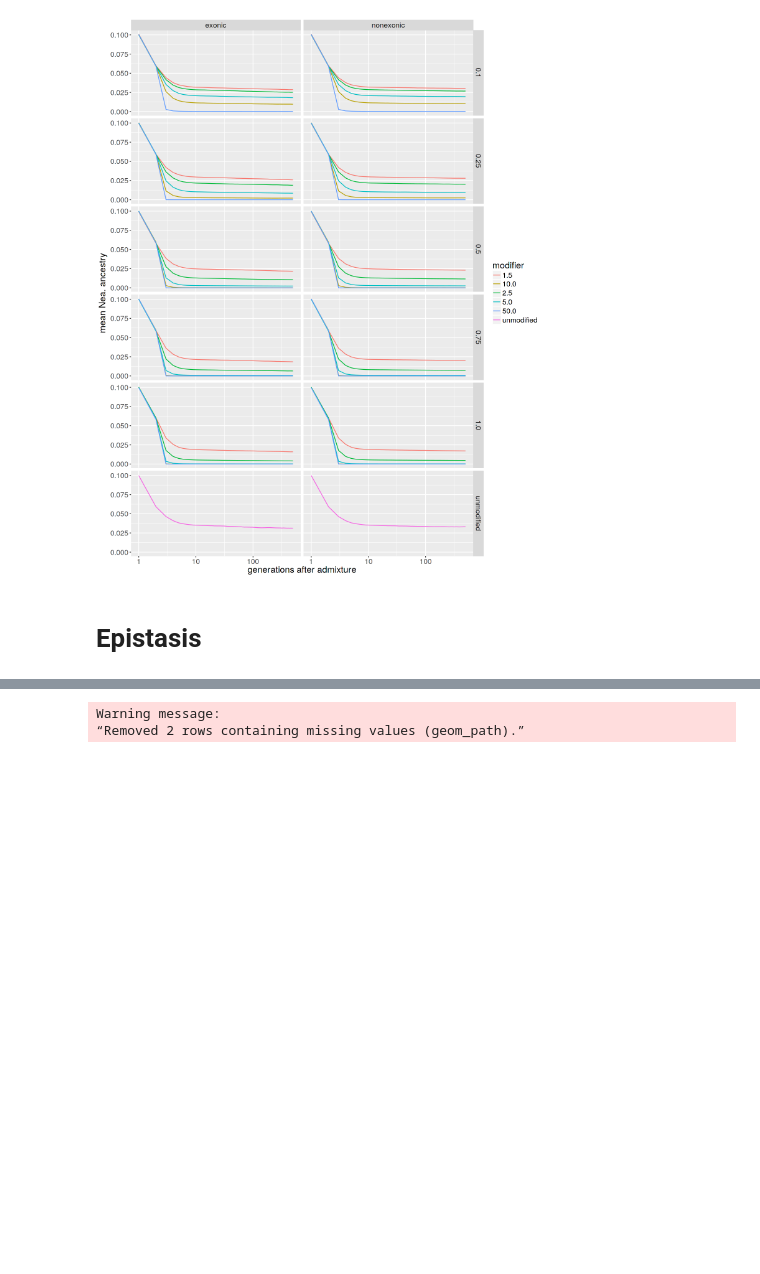
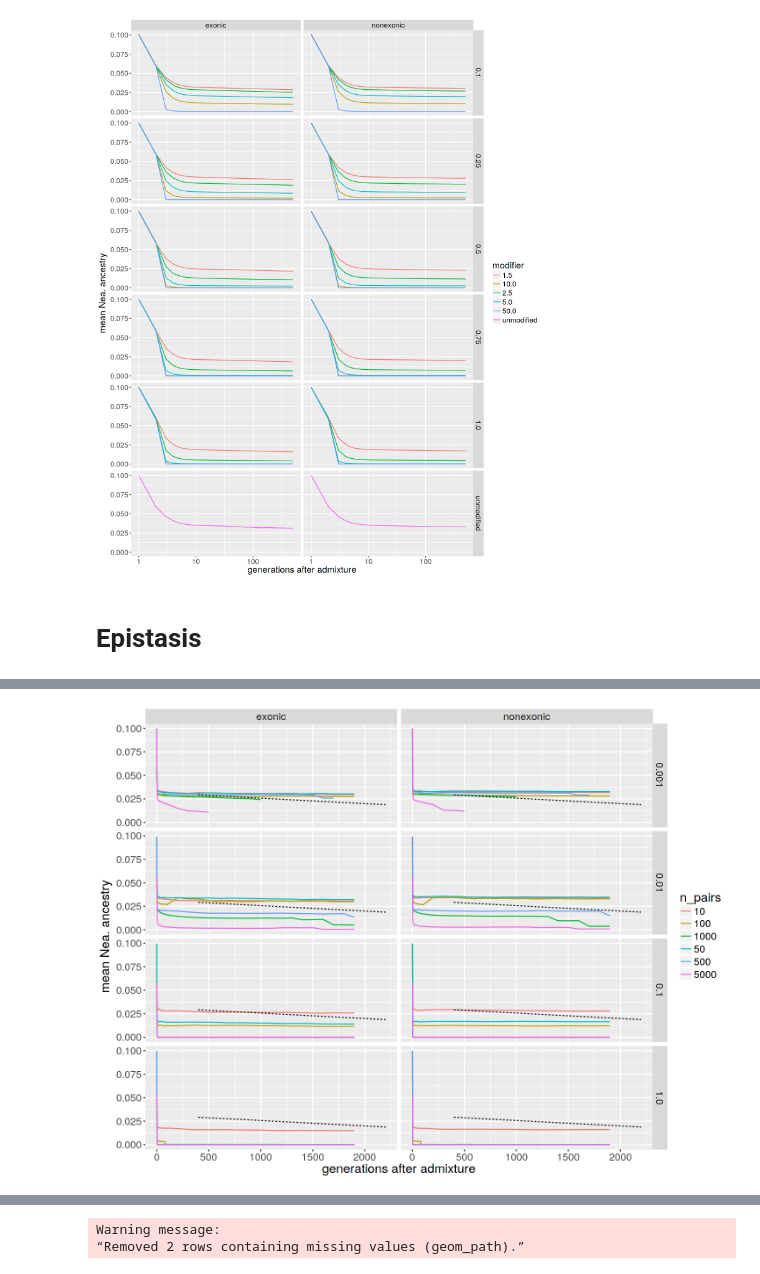
Before and after one commit to bodkan/nea-over-time, a Jupyter notebook: notebooks/Nea_trajectories.ipynb, the cells around one changed output, grey strips where cells are left out. Drawn from its saved outputs; the diff is of its cells as text; code cells hidden in the pictures; blank space fills up the shorter version.

Commit message:
Add initial plots of the bugfixed epistasis

```diff
--- a/notebooks/Nea_trajectories.ipynb
+++ b/notebooks/Nea_trajectories.ipynb
@@ -414,7 +414,7 @@ traject_dir <- "../simulations/epistasis"
 epistasis <- c("exonic", "all")
 sites <- c("exonic", "nonexonic")
 n_pairs <- as.character(c(10, 50, 100, 500, 1000, 5000))
-s <- c("0.1", "0.01", "0.001", "0.0025", "0.0001", "0.0005", "0.00075")
+s <- c("1.0", "0.1", "0.01", "0.001")
 # %%
 trajectories <-
     expand.grid(epistasis=epistasis, n_pairs=n_pairs, s=s, site=sites) %>%
@@ -439,3 +439,8 @@ pl <- function (trajectories, statistic, log_scale = FALSE)
     }
     p
 }
+# %%
+options(repr.plot.width=12, repr.plot.height=9)
+
+pl(filter(trajectories, epistasis == "exonic"), "mean") + real_lm()
+# %% [output]
@@ -441,0 +449 @@ pl <- function (trajectories, statistic, log_scale = FALSE)
+[figure, added]
```
Also changed, not shown: parts of 2 cells of this notebook.
